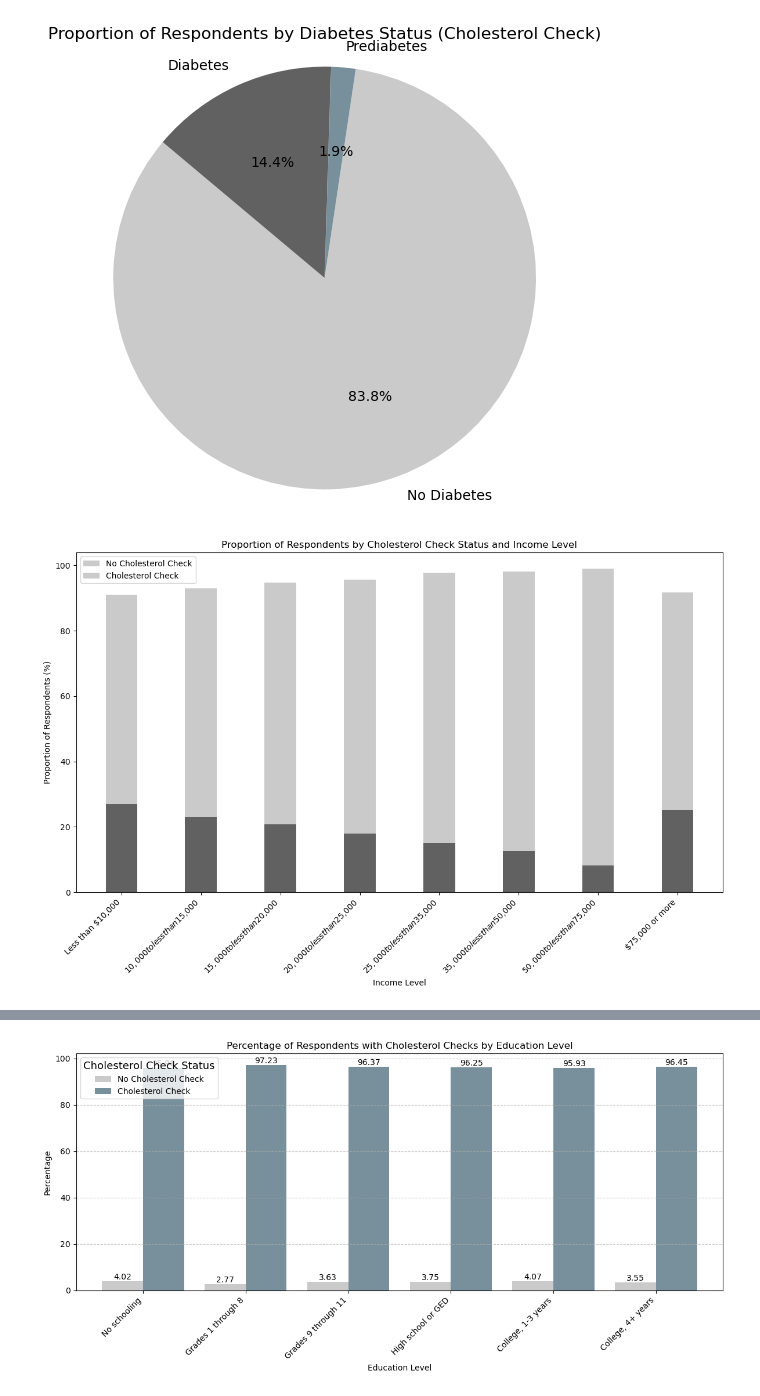
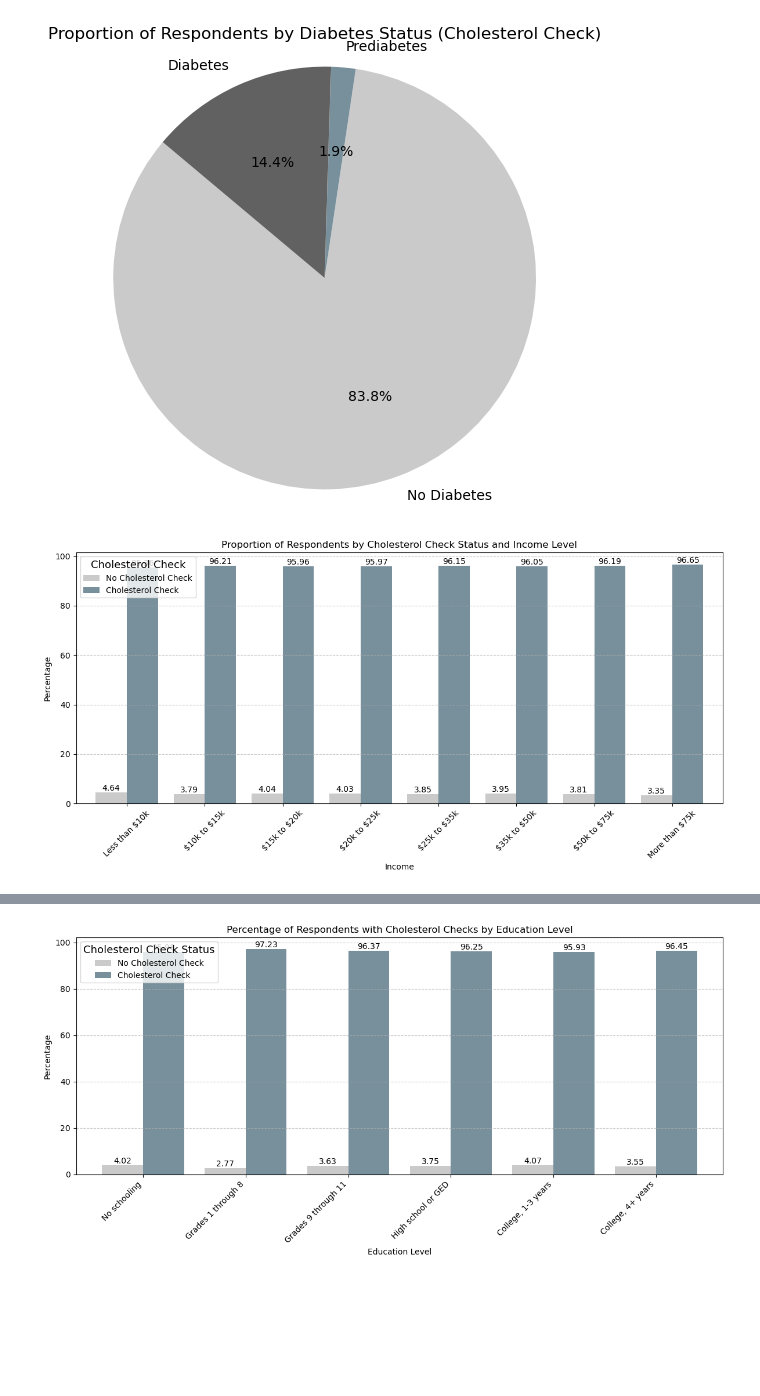
Before and after one commit to williamlevine/project-one, a Jupyter notebook: main_notebook.ipynb, the cells around one changed output, grey strips where cells are left out. Saved outputs shown, nothing was run; the diff lists cells and outputs as text; code cells hidden in the pictures; blank space fills up the shorter version.

```diff
--- a/main_notebook.ipynb
+++ b/main_notebook.ipynb
@@ -1978,7 +1850,6 @@ nocholcheck = dia_chol_check[dia_chol_check["CholCheck"] == 0].copy()
 yescholcheck = dia_chol_check[dia_chol_check["CholCheck"] == 1].copy()
 
 # Find the total respondents per category (cholesterol check and no cholesterol check)
-
 # Create a new column for the proportion of respondents in each row out of their respective category
 nocholcheck_sum = nocholcheck["count"].sum()
 nocholcheck["proportion"] = (nocholcheck["count"] / nocholcheck_sum) * 100
@@ -1997,75 +1868,62 @@ for chol_check_status, title in [(0, "No Cholesterol Check"), (1, "Cholesterol C
     # Create the pie chart
     labels = ['No Diabetes', 'Prediabetes', 'Diabetes']
     sizes = data['proportion'].values
-    colors = ['lightblue', 'lightgreen', 'lightcoral']
+    colors = ['#CACACA','#78909C','#616161']
 
     plt.figure(figsize=(6, 6))
-    plt.pie(sizes, labels=labels, colors = ['#CACACA','#78909C','#616161'], autopct='%1.1f%%', startangle=140)
+    plt.pie(sizes, labels=labels, colors = colors, autopct='%1.1f%%', startangle=140)
     plt.title(f"Proportion of Respondents by Diabetes Status ({title})")
     plt.axis('equal')  # Equal aspect ratio ensures that pie is drawn as a circle.
-    plt.savefig("images/cholesterol_vs_diabetes.png")
+    plt.savefig("Images/cholesterol_vs_diabetes.png")
     plt.show()
 # %% [output]
 [figure]
 [figure]
 # %%
+# Group by income and chol check, count the number of responses in each row
+income_chol = df_trimmed.groupby(['Income', 'CholCheck']).size().reset_index(name='count')
 
-# Group by income
-# Define the income scale mapping
-income_scale = {
-    1: 'Less than $10,000',
-    2: '$10,000 to less than $15,000',
-    3: '$15,000 to less than $20,000',
-    4: '$20,000 to less than $25,000',
-    5: '$25,000 to less than $35,000',
-    6: '$35,000 to less than $50,000',
-    7: '$50,000 to less than $75,000',
-    8: '$75,000 or more'
-}
+# Calculate the sum of responses for each income group
+incchol_group_sum = income_chol.groupby('Income')['count'].transform('sum')
 
-# Map the Income column to the descriptive categories
-diabetes_df['Income'] = diabetes_df['Income'].map(income_scale)
+# Calculate the proportions
+income_chol['proportion'] = (income_chol['count'] / incchol_group_sum) * 100
 
+# Pivot the table
+incchol_pivot_df = income_chol.pivot(index='Income', columns='CholCheck', values='proportion')
 
-# Group by income, cholesterol check status, and diabetes status
-dia_income_chol = diabetes_df.groupby(["Income", "CholCheck", "Diabetes_012"]).size().reset_index(name='count')
+# Rename columns for easy display formatting
+incchol_pivot_df.columns = ['No Cholesterol Check', 'Cholesterol Check']
 
-# Separate categories based on cholesterol check status
-nocholcheck_income = dia_income_chol[dia_income_chol["CholCheck"] == 0].copy()
-yescholcheck_income = dia_income_chol[dia_income_chol["CholCheck"] == 1].copy()
+# Rename indices for easy display formatting
+index_mapping = {1.0: 'Less than \$10k',
+                 2.0: '\$10k to \$15k',
+                 3.0: '\$15k to \$20k',
+                 4.0: '\$20k to \$25k',
+                 5.0: '\$25k to \$35k',
+                 6.0: '\$35k to \$50k',
+                 7.0: '\$50k to \$75k',
+                 8.0: 'More than \$75k'
+                }
 
-# Calculate proportions
-nocholcheck_income_sum = nocholcheck_income.groupby("Income")["count"].transform('sum')
-nocholcheck_income["proportion"] = (nocholcheck_income["count"] / nocholcheck_income_sum) * 100
+incchol_pivot_df.index = incchol_pivot_df.index.map(index_mapping)
 
-yescholcheck_income_sum = yescholcheck_income.groupby("Income")["count"].transform('sum')
-yescholcheck_income["proportion"] = (yescholcheck_income["count"] / yescholcheck_income_sum) * 100
+# Plot the table
+ax = incchol_pivot_df.plot(kind='bar', width = .8, figsize=(12, 6), color=colors)
+plt.title('Proportion of Respondents by Cholesterol Check Status and Income Level')
+plt.xlabel('Income')
+plt.ylabel('Percentage')
+plt.xticks(ticks=range(len(incchol_pivot_df.index)), labels=incchol_pivot_df.index, rotation=45)
+plt.legend(title='Cholesterol Check', title_fontsize='13')
+plt.grid(axis='y', linestyle='--', alpha=0.7)
 
-# Plot the proportions for cholesterol check status and diabetes status by income
-fig, ax = plt.subplots(figsize=(12, 8))
-
-# Colors for diabetes statuses
-colors = ['#CACACA','#78909C','#616161']
-
-# Plot the no cholesterol check group
-ax.bar(nocholcheck_income["Income"], nocholcheck_income["proportion"], width=0.4, label="No Cholesterol Check", color=colors, align='center')
-
-# Plot the yes cholesterol check group, shifted slightly to the right
-ax.bar(yescholcheck_income["Income"], yescholcheck_income["proportion"], width=0.4, label="Cholesterol Check", color=colors, align='center')
-
-# Set the labels and title
-ax.set_xlabel("Income Level")
-ax.set_ylabel("Proportion of Respondents (%)")
-ax.set_title("Proportion of Respondents by Cholesterol Check Status and Income Level")
-ax.set_xticks(range(len(income_scale)))
-ax.set_xticklabels(list(income_scale.values()), rotation=45, ha="right")
-
-# Add a legend
-ax.legend()
+# Label the percentages?
+ax.bar_label(ax.containers[0], fmt='%.2f', label_type='edge')
+ax.bar_label(ax.containers[1], fmt='%.2f', label_type='edge')
 
 # Display the plot
-plt.savefig("images/cholesterol_vs_income.png")
 plt.tight_layout()
+plt.savefig("Images/cholesterol_vs_income.png")
 plt.show()
 # %% [output]
-[figure, old version]
+[figure, new version]
```
Also changed, not shown: parts of 92 cells of this notebook, 14 other files.
